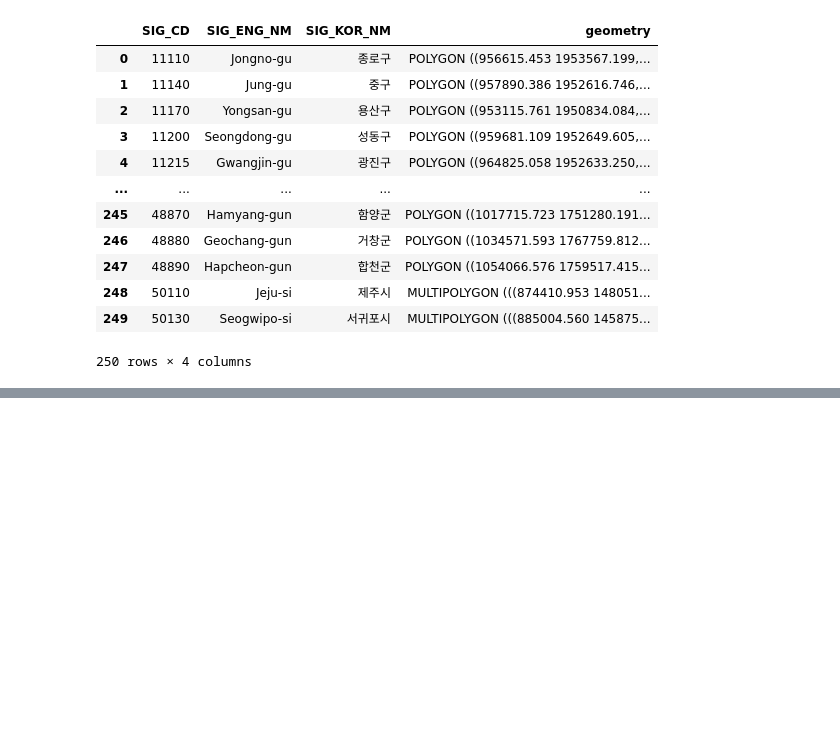
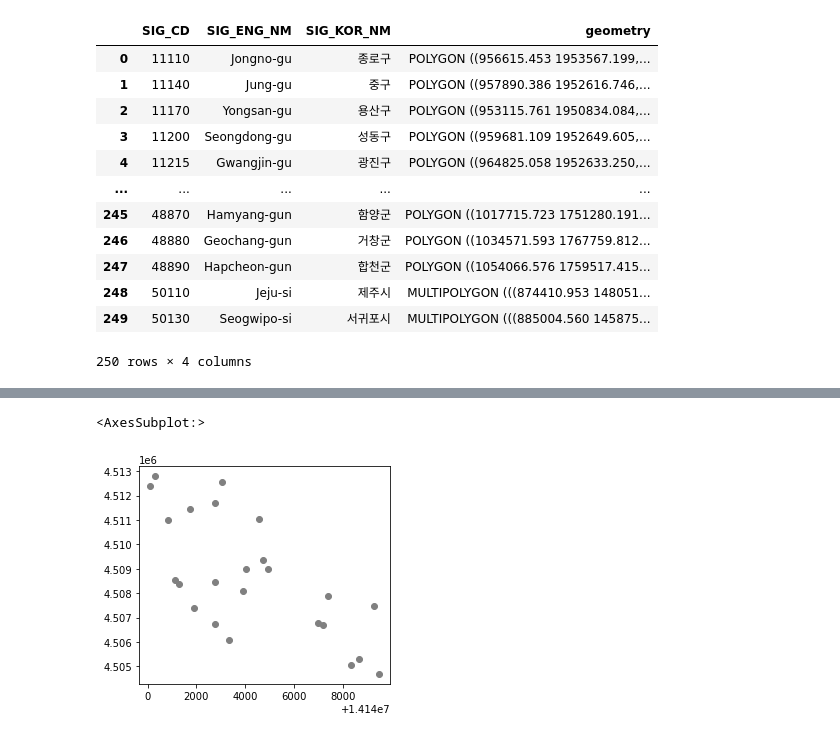
Before and after one commit to shawnbae/data-visualization, a Jupyter notebook: plotly/plotly_korea_CCTV_map.ipynb, the cells around one changed output, grey strips where cells are left out. Saved outputs shown, nothing was run; the diff lists cells and outputs as text; code cells hidden in the pictures; blank space fills up the shorter version.

```diff
--- a/plotly/plotly_korea_CCTV_map.ipynb
+++ b/plotly/plotly_korea_CCTV_map.ipynb
@@ -196,0 +227,8 @@ gdf_admin_gu_pg2
+# %%
+#강남구 도서관만 한번 더 추출
+gdf_library4 = gdf_library3[gdf_library3['gu'].str.contains('강남구')==True]
+# %%
+gdf_library4.plot(color='grey')
+# %% [output]
+<AxesSubplot:>
+[figure, added]
```
Also changed, not shown: parts of 10 cells of this notebook.
